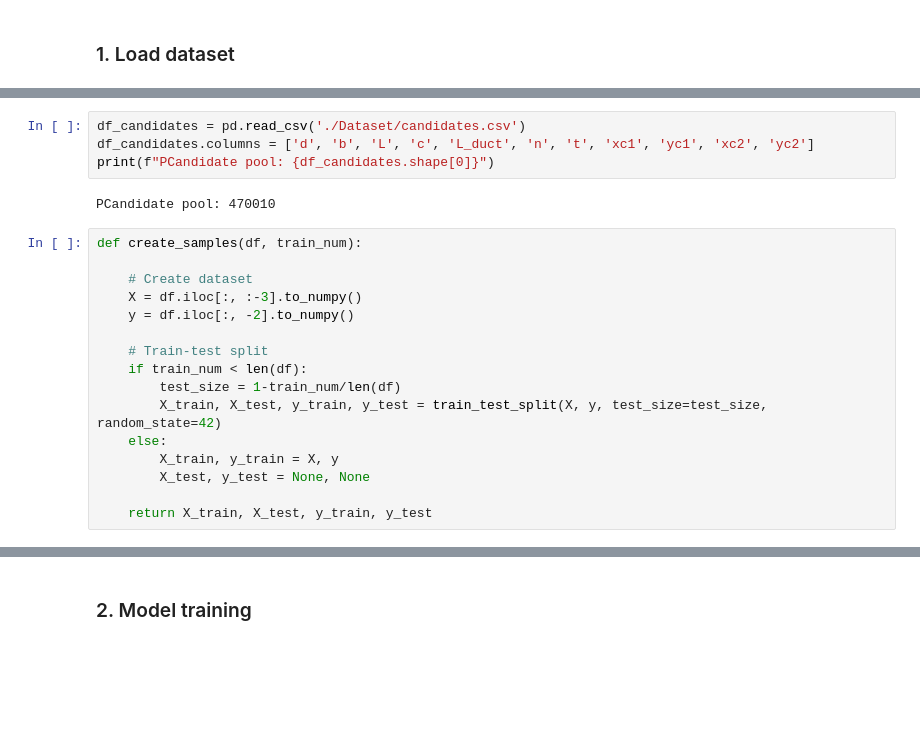
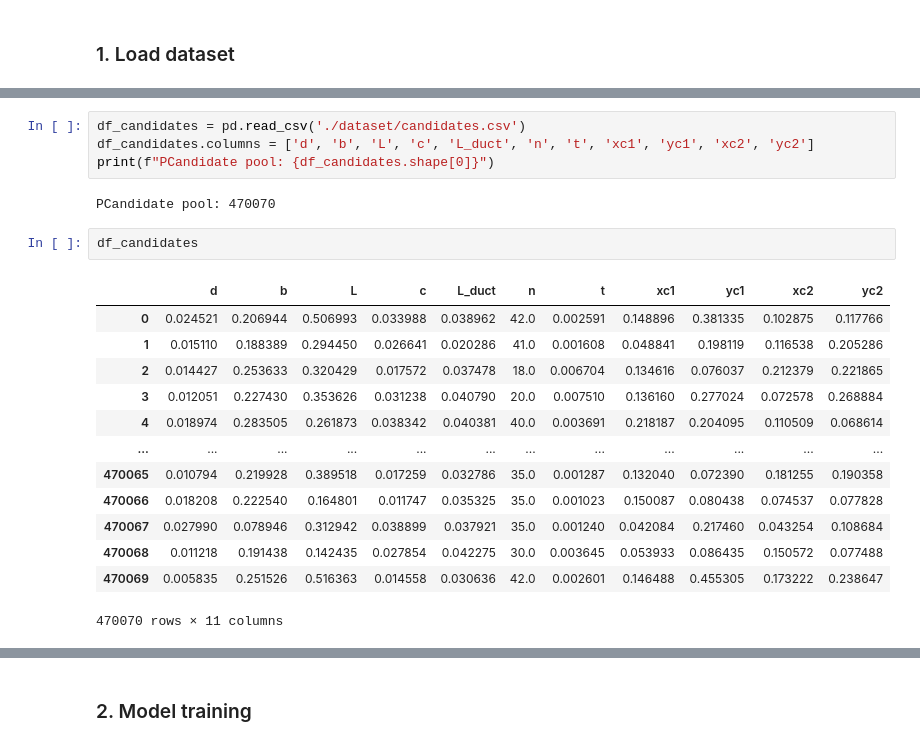
Before and after one commit to ShuaiGuo16/PE_optimization, a Jupyter notebook: propose_solution.ipynb, the cells around one changed output, grey strips where cells are left out. Saved outputs shown, nothing was run; the diff lists cells and outputs as text; blank space fills up the shorter version.

```diff
--- a/propose_solution.ipynb
+++ b/propose_solution.ipynb
@@ -49,22 +43,22 @@ Filtered pol: 9386
 # %%
-df_candidates = pd.read_csv('./Dataset/candidates.csv')
+df_candidates = pd.read_csv('./dataset/candidates.csv')
 df_candidates.columns = ['d', 'b', 'L', 'c', 'L_duct', 'n', 't', 'xc1', 'yc1', 'xc2', 'yc2']
 print(f"PCandidate pool: {df_candidates.shape[0]}")
 # %% [output]
-PCandidate pool: 470010
+PCandidate pool: 470070
-# %%
-def create_samples(df, train_num):
-
-    # Create dataset
-    X = df.iloc[:, :-3].to_numpy()
-    y = df.iloc[:, -2].to_numpy()
-
-    # Train-test split
-    if train_num < len(df):
-        test_size = 1-train_num/len(df)
-        X_train, X_test, y_train, y_test = train_test_split(X, y, test_size=test_size, random_state=42)
-    else:
-        X_train, y_train = X, y
-        X_test, y_test = None, None
-
-    return X_train, X_test, y_train, y_test
+# %%
+df_candidates
+# %% [output]
+|  | d | b | L | c | L_duct | n | t | xc1 | yc1 | xc2 | yc2 |
+| 0 | 0.024521 | 0.206944 | 0.506993 | 0.033988 | 0.038962 | 42.0 | 0.002591 | 0.148896 | 0.381335 | 0.102875 | 0.117766 |
+| 1 | 0.015110 | 0.188389 | 0.294450 | 0.026641 | 0.020286 | 41.0 | 0.001608 | 0.048841 | 0.198119 | 0.116538 | 0.205286 |
+| 2 | 0.014427 | 0.253633 | 0.320429 | 0.017572 | 0.037478 | 18.0 | 0.006704 | 0.134616 | 0.076037 | 0.212379 | 0.221865 |
+| 3 | 0.012051 | 0.227430 | 0.353626 | 0.031238 | 0.040790 | 20.0 | 0.007510 | 0.136160 | 0.277024 | 0.072578 | 0.268884 |
+| 4 | 0.018974 | 0.283505 | 0.261873 | 0.038342 | 0.040381 | 40.0 | 0.003691 | 0.218187 | 0.204095 | 0.110509 | 0.068614 |
+| ... | ... | ... | ... | ... | ... | ... | ... | ... | ... | ... | ... |
+| 470065 | 0.010794 | 0.219928 | 0.389518 | 0.017259 | 0.032786 | 35.0 | 0.001287 | 0.132040 | 0.072390 | 0.181255 | 0.190358 |
+| 470066 | 0.018208 | 0.222540 | 0.164801 | 0.011747 | 0.035325 | 35.0 | 0.001023 | 0.150087 | 0.080438 | 0.074537 | 0.077828 |
+| 470067 | 0.027990 | 0.078946 | 0.312942 | 0.038899 | 0.037921 | 35.0 | 0.001240 | 0.042084 | 0.217460 | 0.043254 | 0.108684 |
+| 470068 | 0.011218 | 0.191438 | 0.142435 | 0.027854 | 0.042275 | 30.0 | 0.003645 | 0.053933 | 0.086435 | 0.150572 | 0.077488 |
+| 470069 | 0.005835 | 0.251526 | 0.516363 | 0.014558 | 0.030636 | 42.0 | 0.002601 | 0.146488 | 0.455305 | 0.173222 | 0.238647 |
+470070 rows × 11 columns
```
Also changed, not shown: parts of 20 cells of this notebook, 18 other files.
